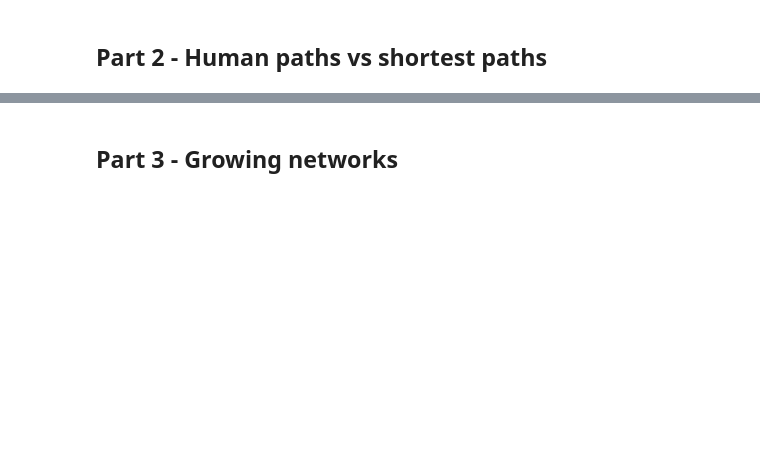
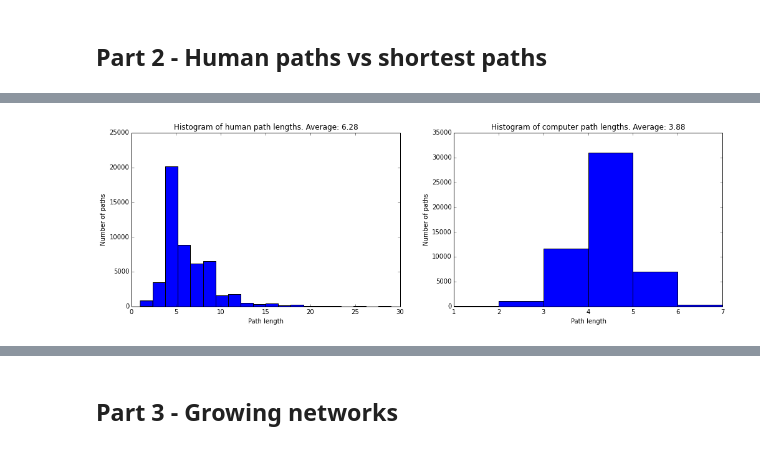
Before and after one commit to alphabits/02806-spring-2014, a Jupyter notebook: assigment-3.ipynb, the cells around one changed output, grey strips where cells are left out. Saved outputs shown, nothing was run; the diff lists cells and outputs as text; code cells hidden in the pictures; blank space fills up the shorter version.

```diff
--- a/assigment-3.ipynb
+++ b/assigment-3.ipynb
@@ -15,0 +100,16 @@ In other words a network component is a part of the graph that is closed from ot
+# %%
+filtered_path_lengths = filter(lambda ls: ls[0] < 30, path_lengths)
+# %%
+labels = ['human', 'computer']
+bins = [20, 6]
+fig, subplots = plt.subplots(1, 2)
+fig.set_size_inches(17, 5)
+
+for i, (subplot, label, num_bins) in enumerate(zip(subplots, labels, bins)):
+    hist_data = map(get(i), filtered_path_lengths)
+    subplot.set_xlabel('Path length')
+    subplot.set_ylabel('Number of paths')
+    subplot.set_title('Histogram of {0} path lengths. Average: {1:.2f}'.format(label, np.mean(hist_data)))
+    subplot.hist(hist_data, bins=num_bins)
+# %% [output]
+[figure, added]
```
Also changed, not shown: parts of 42 cells of this notebook.
